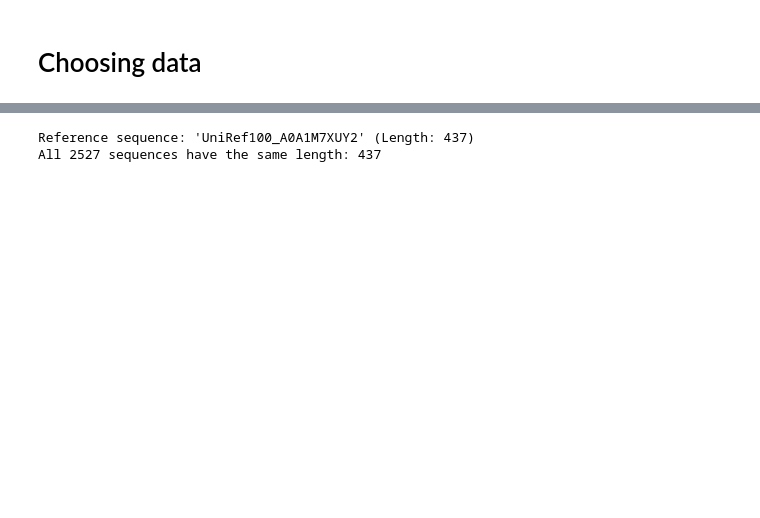
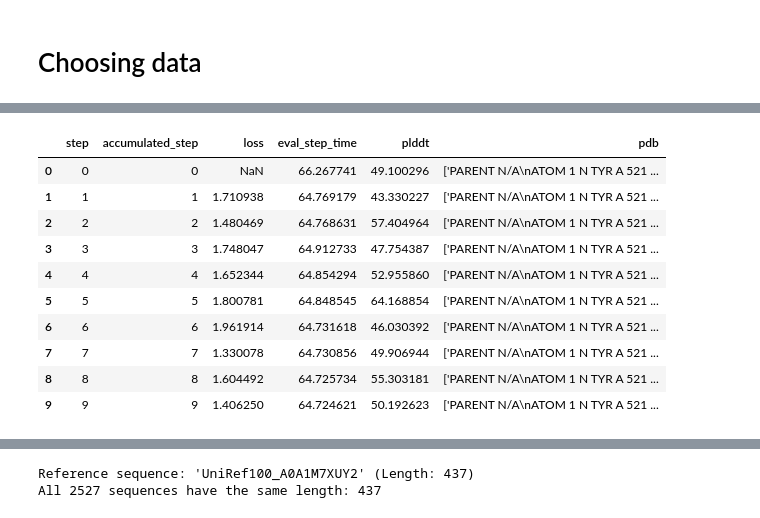
Before and after one commit to pimenol/ProteinTTT, a Jupyter notebook: notebooks/ProteinTTT_MSA.ipynb, the cells around one changed output, grey strips where cells are left out. Cells and saved outputs as stored; diff of their text form; code cells hidden in the pictures; blank space fills up the shorter version.

```diff
--- a/notebooks/ProteinTTT_MSA.ipynb
+++ b/notebooks/ProteinTTT_MSA.ipynb
@@ -42,0 +249,15 @@ log
+# %%
+log = pd.read_csv(base_path / 'logs_msa' / 'A0A0H4SQ70_log.tsv', sep="\t")
+log.head(10)
+# %% [output]
+|  | step | accumulated_step | loss | eval_step_time | plddt | pdb |
+| 0 | 0 | 0 | NaN | 66.267741 | 49.100296 | ['PARENT N/A\nATOM 1 N TYR A 521 ... |
+| 1 | 1 | 1 | 1.710938 | 64.769179 | 43.330227 | ['PARENT N/A\nATOM 1 N TYR A 521 ... |
+| 2 | 2 | 2 | 1.480469 | 64.768631 | 57.404964 | ['PARENT N/A\nATOM 1 N TYR A 521 ... |
+| 3 | 3 | 3 | 1.748047 | 64.912733 | 47.754387 | ['PARENT N/A\nATOM 1 N TYR A 521 ... |
+| 4 | 4 | 4 | 1.652344 | 64.854294 | 52.955860 | ['PARENT N/A\nATOM 1 N TYR A 521 ... |
+| 5 | 5 | 5 | 1.800781 | 64.848545 | 64.168854 | ['PARENT N/A\nATOM 1 N TYR A 521 ... |
+| 6 | 6 | 6 | 1.961914 | 64.731618 | 46.030392 | ['PARENT N/A\nATOM 1 N TYR A 521 ... |
+| 7 | 7 | 7 | 1.330078 | 64.730856 | 49.906944 | ['PARENT N/A\nATOM 1 N TYR A 521 ... |
+| 8 | 8 | 8 | 1.604492 | 64.725734 | 55.303181 | ['PARENT N/A\nATOM 1 N TYR A 521 ... |
+| 9 | 9 | 9 | 1.406250 | 64.724621 | 50.192623 | ['PARENT N/A\nATOM 1 N TYR A 521 ... |
```
Also changed, not shown: parts of 13 cells of this notebook, 2 other files.
